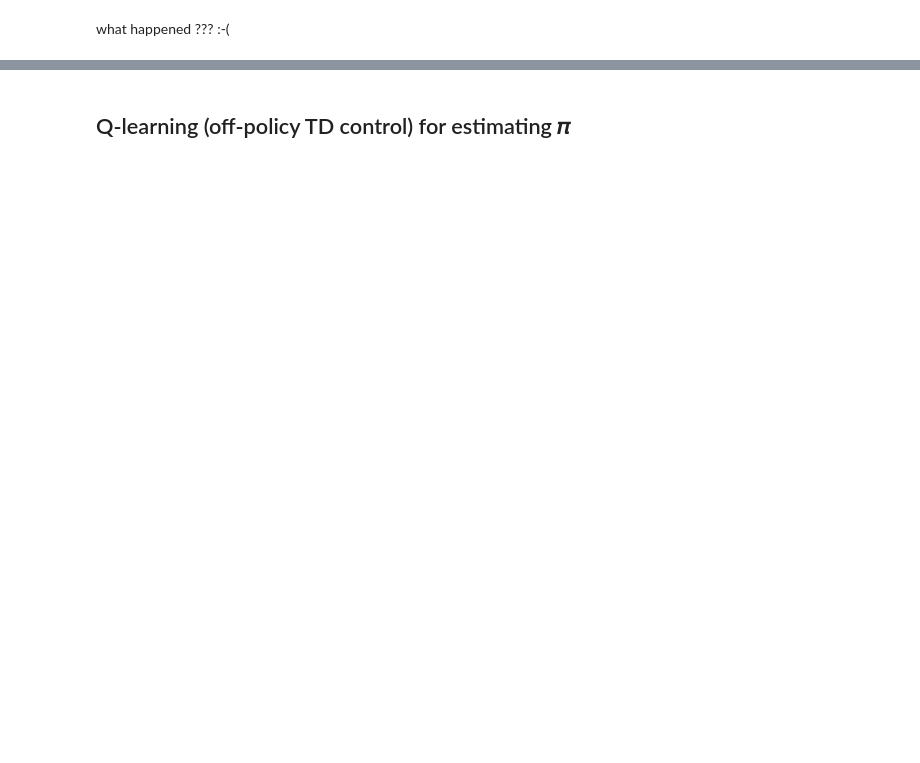
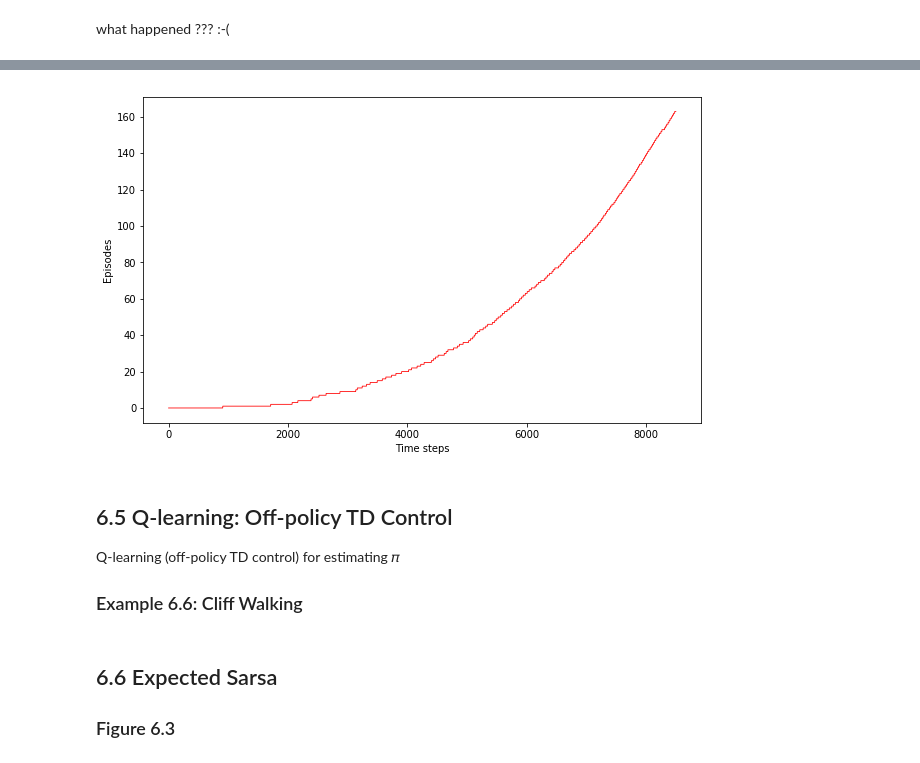
Before and after one commit to Ingenjoy/reinforcement2e, a Jupyter notebook: chapter6/chapter6_yoonforh.ipynb, the cells around one changed output, grey strips where cells are left out. Saved outputs shown, nothing was run; the diff lists cells and outputs as text; code cells hidden in the pictures; blank space fills up the shorter version.

```diff
--- a/chapter6/chapter6_yoonforh.ipynb
+++ b/chapter6/chapter6_yoonforh.ipynb
@@ -836,0 +1071,6 @@ what happened ??? :-(
+# %%
+env_grid = WindyGridWorld()
+policy_grid = EGreedyGridPolicy(epsilon=0.1)
+agent_sarsa = SarsaAgent(env_grid, policy_grid, initial_value = 0.0, step_size = 0.5, num_episode=100000)
+agent_sarsa.run()
+agent_sarsa.policy.print_policy()
@@ -836,0 +1085,27 @@ what happened ??? :-(
+# %%
+# draw random walk policy rms per episodes
+
+def draw_episodes_taking_timesteps(data, max_steps=20000, accumulate=True) :
+    fig = plt.figure(figsize=(10,6))
+    ax = fig.add_subplot(111)
+
+    if accumulate :
+        data = np.add.accumulate(data)
+
+    x_axis = np.array(range(max_steps))
+    ax.plot(x_axis, data[:max_steps], color='red', lw=0.8, label='episodes taking timesteps')
+    ax.set_xlabel('Time steps per episode')
+    ax.set_ylabel('Number of episodes')
+
+    plt.show()
+
+def draw_episode_of_timesteps(data) :
+    fig = plt.figure(figsize=(10,6))
+    ax = fig.add_subplot(111)
+
+    x_axis = np.array(range(len(data)))
+    ax.plot(x_axis, data, color='red', lw=0.8, label='episodes taking timesteps')
+    ax.set_xlabel('Time steps')
+    ax.set_ylabel('Episodes')
+
+    plt.show()
@@ -837,3 +1118,12 @@ what happened ??? :-(
+# %%
+draw_episode_of_timesteps(agent_sarsa.episode_of_timesteps[:8500])
+# %% [output]
+[figure, added]
 # %% [markdown]
-## Q-learning (off-policy TD control) for estimating 𝜋
+## 6.5 Q-learning: Off-policy TD Control
+Q-learning (off-policy TD control) for estimating 𝜋
+### Example 6.6: Cliff Walking
+# %% [markdown]
+## 6.6 Expected Sarsa
+### Figure 6.3
 # %% [markdown]
```
Also changed, not shown: parts of 12 cells of this notebook, 1 other file.
